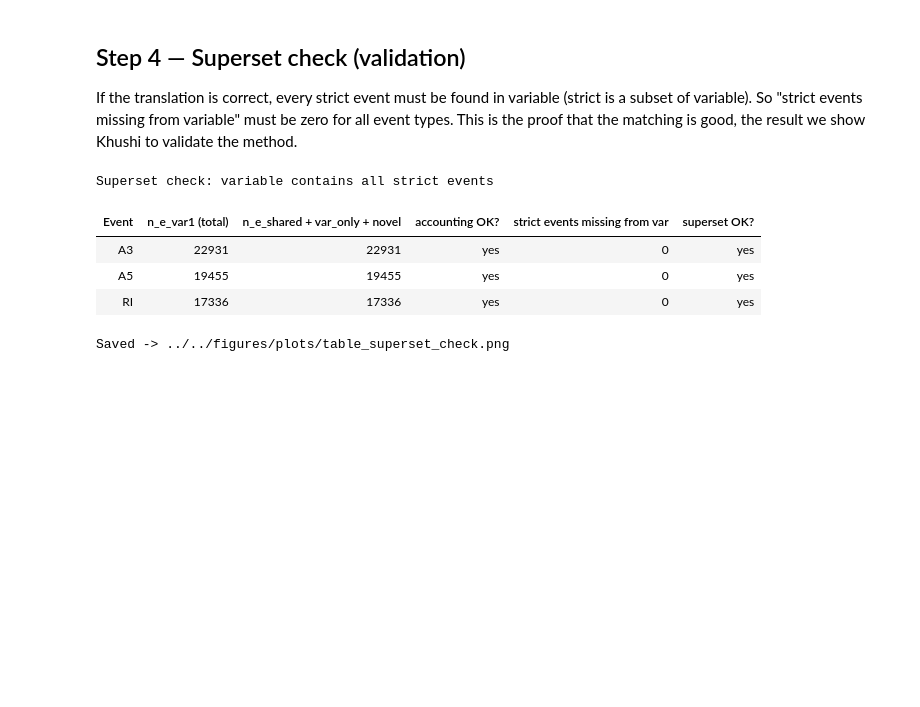
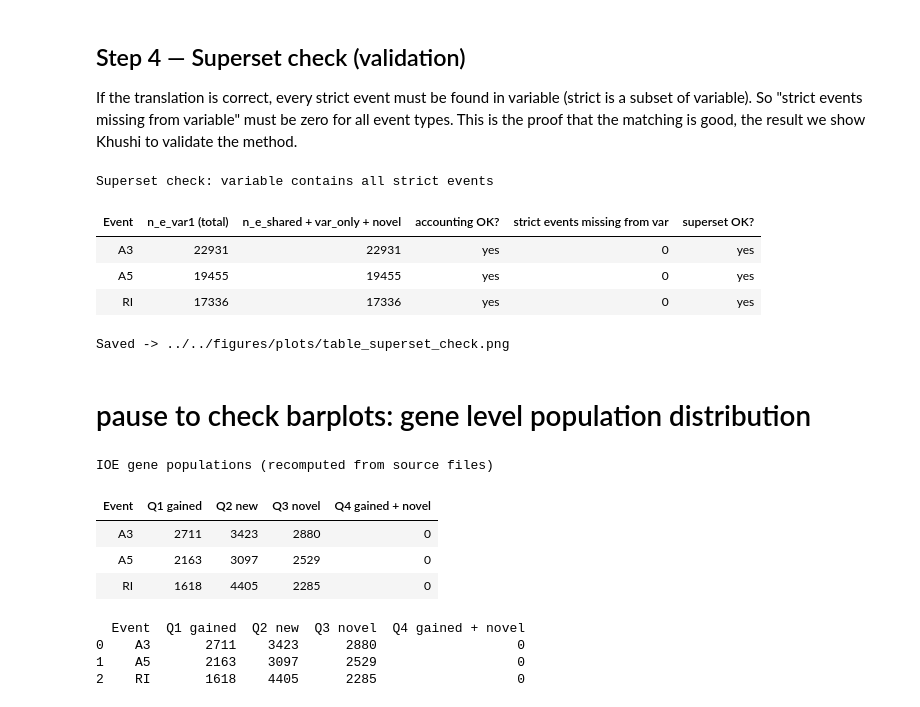
Before and after one commit to griceyrt/Internship, a Jupyter notebook: analysis/notebooks/01_filter_events.ipynb, the cells around one changed output. Cells and saved outputs as stored; diff of their text form; code cells hidden in the pictures; blank space fills up the shorter version.

Commit message:
Debugging Q4: gained + novel

```diff
--- a/analysis/notebooks/01_filter_events.ipynb
+++ b/analysis/notebooks/01_filter_events.ipynb
@@ -656,3 +656,54 @@ Superset check: variable contains all strict events
 | A5 | 19455 | 19455 | yes | 0 | yes |
 | RI | 17336 | 17336 | yes | 0 | yes |
 Saved -> ../../figures/plots/table_superset_check.png
+# %% [markdown]
+# pause to check barplots: gene level population distribution
+# %%
+import pandas as pd
+
+base = "/Users/gricey/Desktop/Internship/data/ioe_populations"
+
+rows_q = []
+for event in EVENTS:
+    # Q1: genes in strict that gained events in variable
+    q1_path = f"{base}/{event}_Q1_more_events.txt"
+    q1 = pd.read_csv(q1_path, sep="\s+", header=None, # changed from per=\t (tab-separated) to \s+ space-separated (which handles any whitespaces (spaces or tabs)).
+                     names=["gene_id", "n_strict", "n_var1", "gained"])
+    n_q1 = len(q1)
+
+    # Q2: genes invisible in strict, appear in variable
+    q2_path = f"{base}/{event}_Q2_zero_to_events_genes.txt"
+    with open(q2_path) as f:
+        n_q2 = sum(1 for line in f if line.strip())
+
+    # Q3: genes with novel transcript events (UUID IDs)
+    q3_path = f"{base}/{event}_Q3_novel_transcripts.ioe"
+    q3_df = pd.read_csv(q3_path, sep="\t")
+    n_q3 = q3_df["gene_id"].nunique() if "gene_id" in q3_df.columns else len(q3_df)
+
+    # Q4: Q1 genes that also have novel transcript events
+    q1_genes = set(q1["gene_id"])
+    q3_genes = set(q3_df["gene_id"]) if "gene_id" in q3_df.columns else set()
+    n_q4 = len(q1_genes & q3_genes)
+
+    rows_q.append({
+        "Event": event,
+        "Q1 gained":         n_q1,
+        "Q2 new":            n_q2,
+        "Q3 novel":          n_q3,
+        "Q4 gained + novel": n_q4,
+    })
+
+df_q = pd.DataFrame(rows_q)
+display(style_table(df_q, "IOE gene populations (recomputed from source files)"))
+print(df_q)
+# %% [output]
+IOE gene populations (recomputed from source files)
+| Event | Q1 gained | Q2 new | Q3 novel | Q4 gained + novel |
+| A3 | 2711 | 3423 | 2880 | 0 |
+| A5 | 2163 | 3097 | 2529 | 0 |
+| RI | 1618 | 4405 | 2285 | 0 |
+  Event  Q1 gained  Q2 new  Q3 novel  Q4 gained + novel
+0    A3       2711    3423      2880                  0
+1    A5       2163    3097      2529                  0
+2    RI       1618    4405      2285                  0
```
Also changed, not shown: parts of 5 cells of this notebook, 6 other files.
